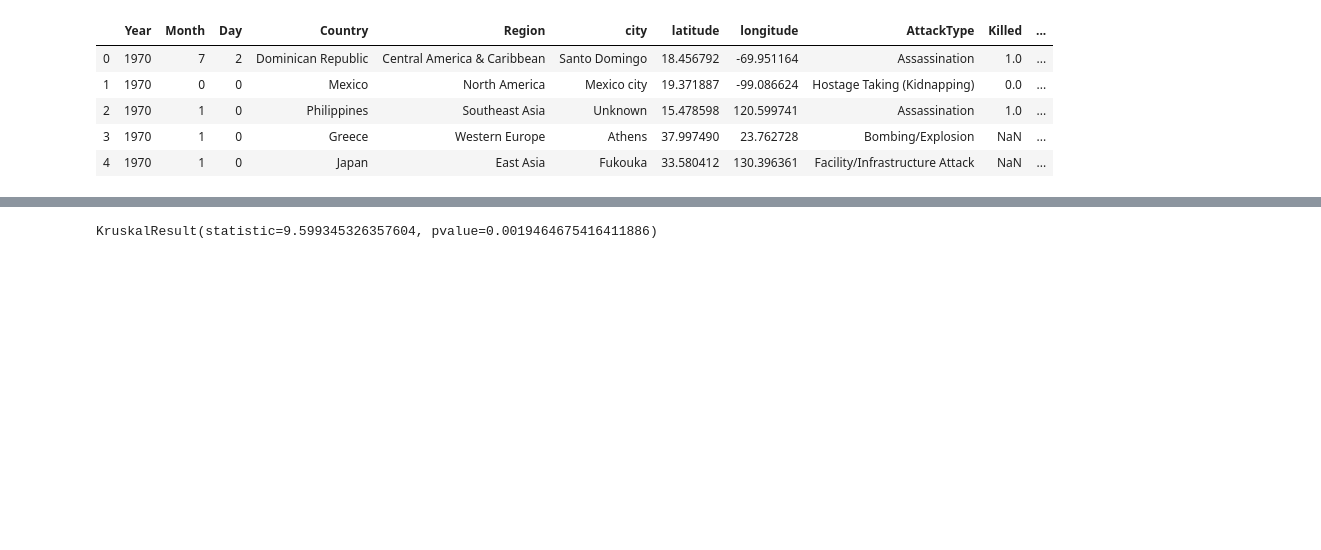
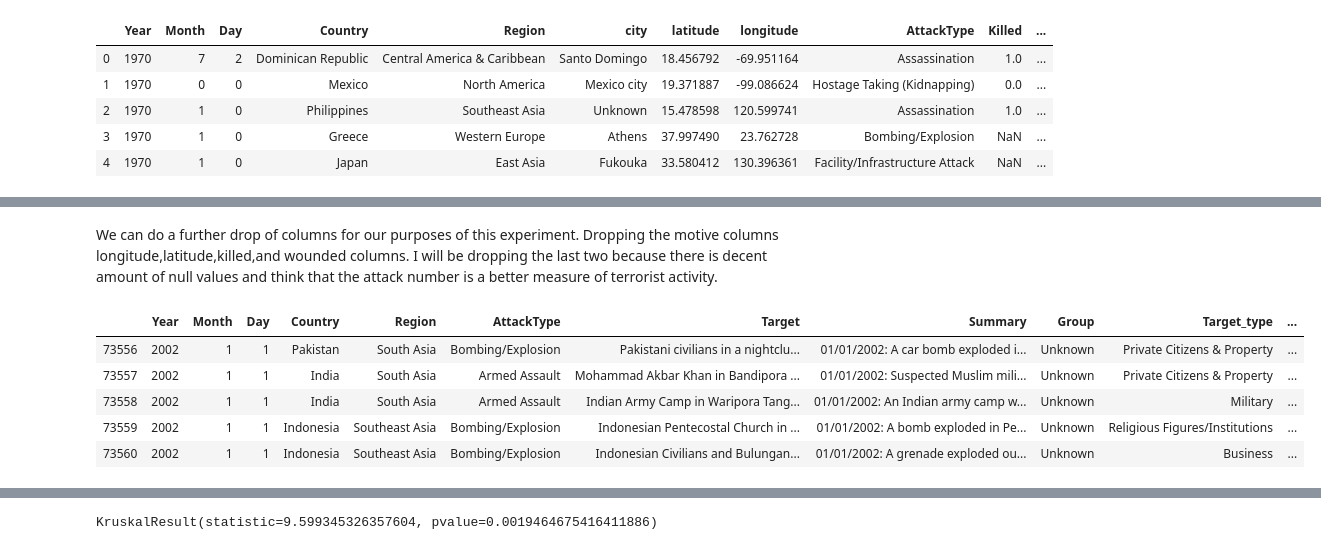
Before and after one commit to KwasiArhin/Thinkful-assignments-, a Jupyter notebook: The War on Terror.ipynb, the cells around one changed output, grey strips where cells are left out. Saved outputs shown, nothing was run; the diff lists cells and outputs as text; code cells hidden in the pictures; blank space fills up the shorter version.

```diff
--- a/The War on Terror.ipynb
+++ b/The War on Terror.ipynb
@@ -59,0 +120,2 @@ pre_wot.head()
+# %% [markdown]
+We can do a further drop of columns for our purposes of this experiment. Dropping the motive columns longitude,latitude,killed,and wounded columns. I will be dropping the last two because there is decent amount of null values and think that the attack number is a better measure of terrorist activity.
@@ -60,2 +125,11 @@ pre_wot.head()
+# %%
+post_wot.head(5)
+# %% [output]
+|  | Year | Month | Day | Country | Region | AttackType | Target | Summary | Group | Target_type | ... |
+| 73556 | 2002 | 1 | 1 | Pakistan | South Asia | Bombing/Explosion | Pakistani civilians in a nightclu... | 01/01/2002: A car bomb exploded i... | Unknown | Private Citizens & Property | ... |
+| 73557 | 2002 | 1 | 1 | India | South Asia | Armed Assault | Mohammad Akbar Khan in Bandipora ... | 01/01/2002: Suspected Muslim mili... | Unknown | Private Citizens & Property | ... |
+| 73558 | 2002 | 1 | 1 | India | South Asia | Armed Assault | Indian Army Camp in Waripora Tang... | 01/01/2002: An Indian army camp w... | Unknown | Military | ... |
+| 73559 | 2002 | 1 | 1 | Indonesia | Southeast Asia | Bombing/Explosion | Indonesian Pentecostal Church in ... | 01/01/2002: A bomb exploded in Pe... | Unknown | Religious Figures/Institutions | ... |
+| 73560 | 2002 | 1 | 1 | Indonesia | Southeast Asia | Bombing/Explosion | Indonesian Civilians and Bulungan... | 01/01/2002: A grenade exploded ou... | Unknown | Business | ... |
 # %%
 #plot our variables
```
Also changed, not shown: parts of 13 cells of this notebook.
